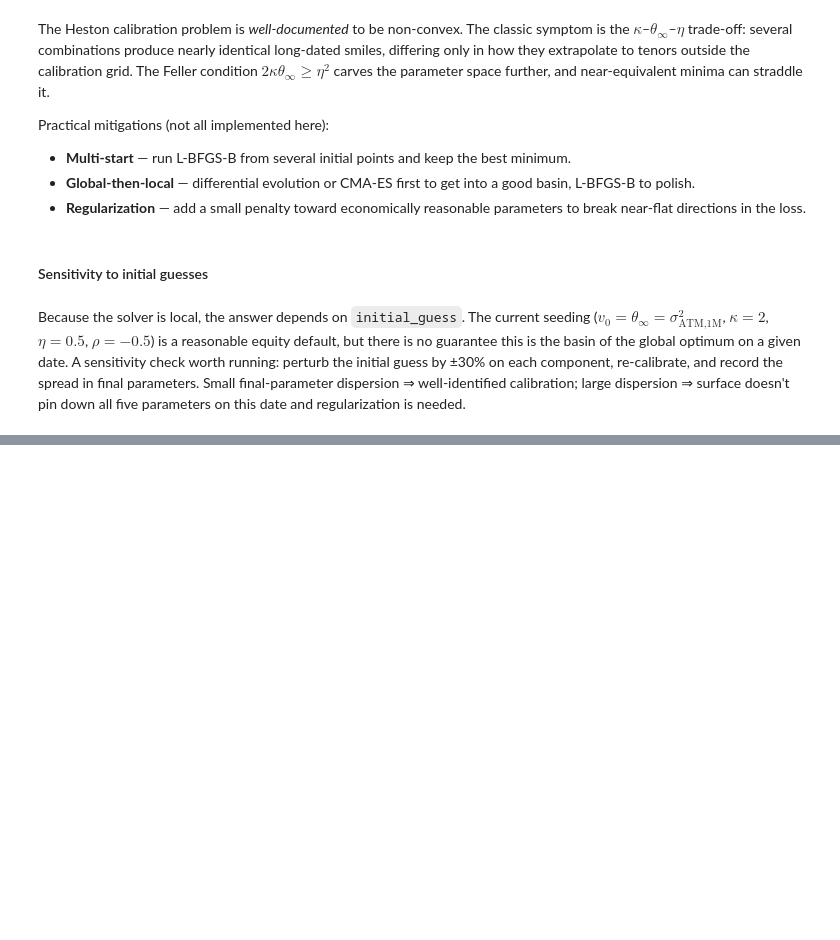
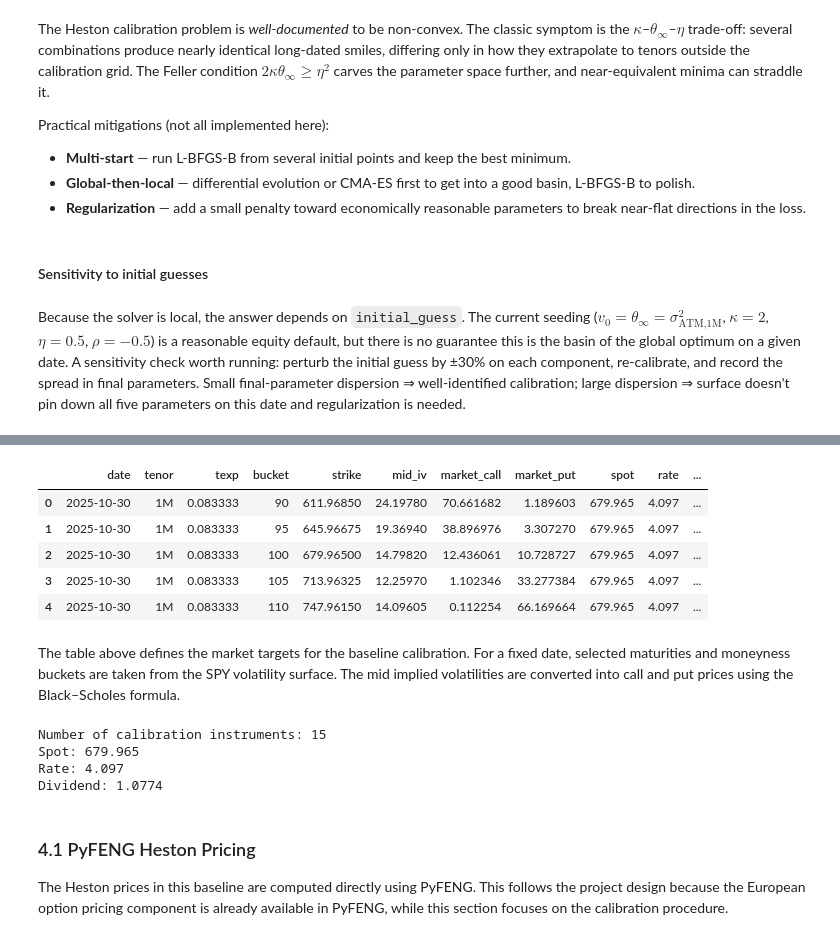
Before and after one commit to maa2420-cloud/heston_calibration_optimization_ipynb, a Jupyter notebook: heston_calibration.ipynb, the cells around one changed output, grey strips where cells are left out. Drawn from its saved outputs; the diff is of its cells as text; code cells hidden in the pictures; blank space fills up the shorter version.

```diff
--- a/heston_calibration.ipynb
+++ b/heston_calibration.ipynb
@@ -131,0 +189,22 @@ Small final-parameter dispersion ⇒ well-identified calibration; large dispersi
+# %%
+# Converted implied volatility into call and put option prices.
+
+def black_scholes_prices(spot, strike, vol_pct, texp, rate_pct, div_pct=0.0):
+    r = rate_pct / 100.0
+    q = div_pct / 100.0
+    sigma = vol_pct / 100.0
+
+    d1 = (np.log(spot / strike) + (r - q + 0.5 * sigma**2) * texp) / (sigma * np.sqrt(texp))
+    d2 = d1 - sigma * np.sqrt(texp)
+
+    call_price = (
+        norm.cdf(d1) * spot * np.exp(-q * texp)
+        - norm.cdf(d2) * strike * np.exp(-r * texp)
+    )
+
+    put_price = (
+        norm.cdf(-d2) * strike * np.exp(-r * texp)
+        - norm.cdf(-d1) * spot * np.exp(-q * texp)
+    )
+
+    return call_price, put_price
@@ -131,0 +276,41 @@ Small final-parameter dispersion ⇒ well-identified calibration; large dispersi
+# %%
+# Selected calibration inputs.
+
+selected_date = "2025-10-30"
+selected_tenors = ("1M", "3M", "6M")
+selected_buckets = (90, 95, 100, 105, 110)
+
+calibration_df = load_market_data(
+    organized_path="OrganizedData.xlsx",
+    raw_path="SPY_Complete.xlsx",
+    selected_date=selected_date,
+    selected_tenors=selected_tenors,
+    selected_buckets=selected_buckets
+)
+
+calibration_df.head()
+# %% [output]
+|  | date | tenor | texp | bucket | strike | mid_iv | market_call | market_put | spot | rate | ... |
+| 0 | 2025-10-30 | 1M | 0.083333 | 90 | 611.96850 | 24.19780 | 70.661682 | 1.189603 | 679.965 | 4.097 | ... |
+| 1 | 2025-10-30 | 1M | 0.083333 | 95 | 645.96675 | 19.36940 | 38.896976 | 3.307270 | 679.965 | 4.097 | ... |
+| 2 | 2025-10-30 | 1M | 0.083333 | 100 | 679.96500 | 14.79820 | 12.436061 | 10.728727 | 679.965 | 4.097 | ... |
+| 3 | 2025-10-30 | 1M | 0.083333 | 105 | 713.96325 | 12.25970 | 1.102346 | 33.277384 | 679.965 | 4.097 | ... |
+| 4 | 2025-10-30 | 1M | 0.083333 | 110 | 747.96150 | 14.09605 | 0.112254 | 66.169664 | 679.965 | 4.097 | ... |
+# %% [markdown]
+The table above defines the market targets for the baseline calibration. For a fixed date, selected maturities and moneyness buckets are taken from the SPY volatility surface. The mid implied volatilities are converted into call and put prices using the Black–Scholes formula.
+# %%
+# Display basic calibration dataset information.
+
+print("Number of calibration instruments:", len(calibration_df))
+print("Spot:", calibration_df["spot"].iloc[0])
+print("Rate:", calibration_df["rate"].iloc[0])
+print("Dividend:", calibration_df["div"].iloc[0])
+# %% [output]
+Number of calibration instruments: 15
+Spot: 679.965
+Rate: 4.097
+Dividend: 1.0774
+# %% [markdown]
+### 4.1 PyFENG Heston Pricing
+
+The Heston prices in this baseline are computed directly using PyFENG. This follows the project design because the European option pricing component is already available in PyFENG, while this section focuses on the calibration procedure.
```
Also changed, not shown: parts of 17 cells of this notebook.
